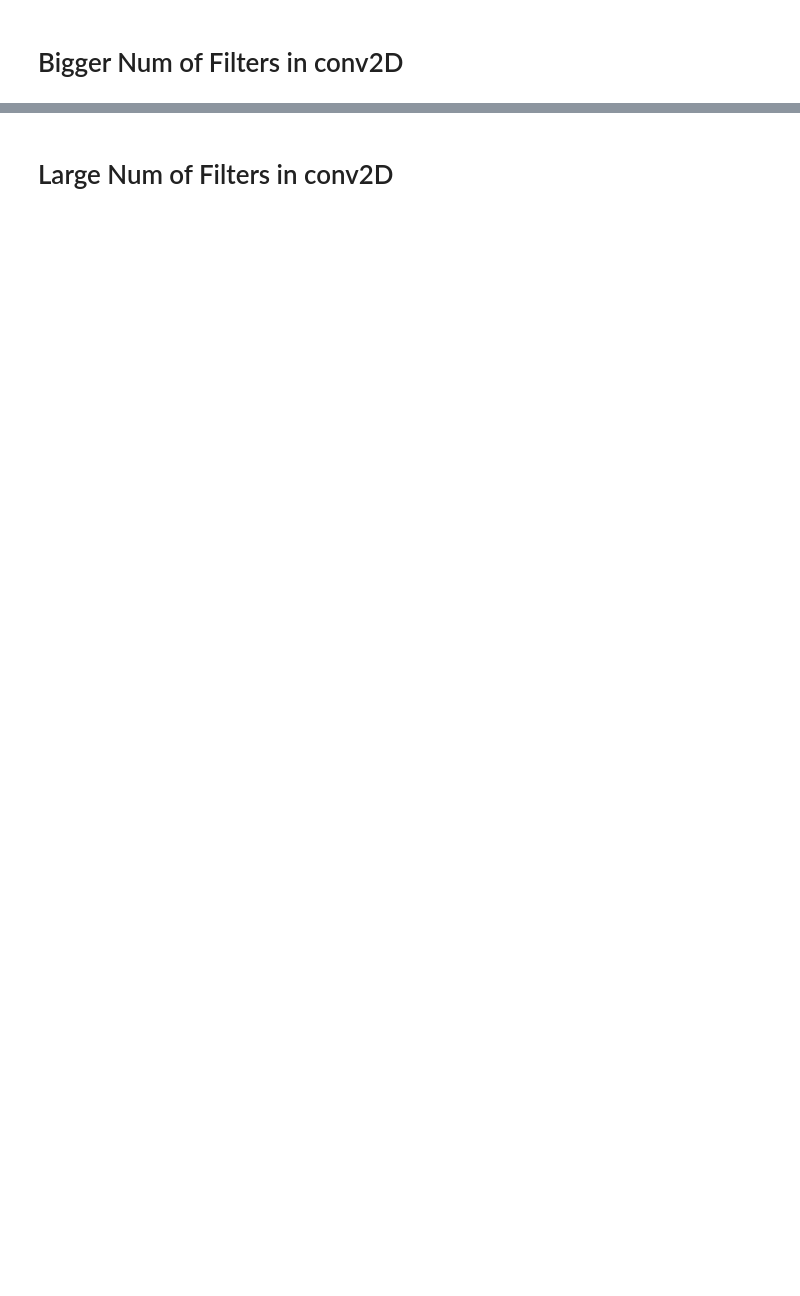
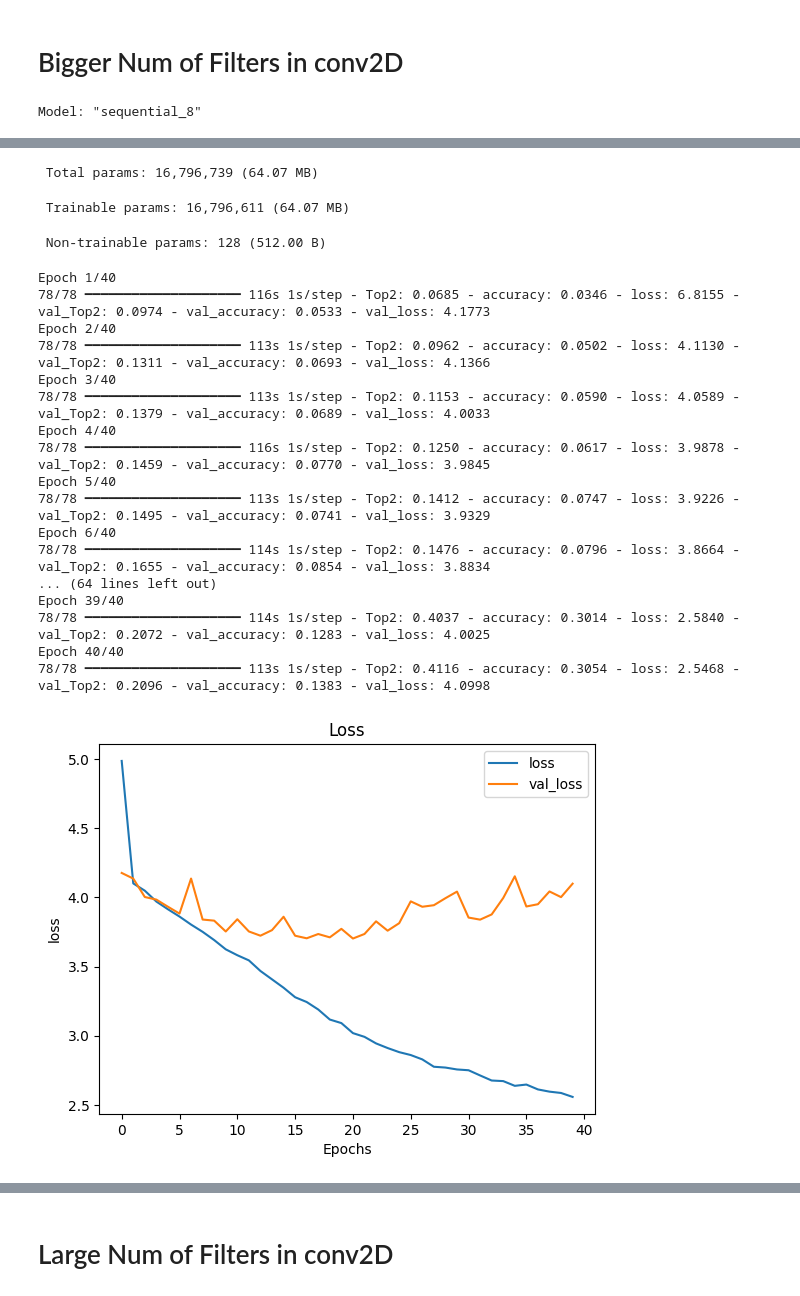
Before and after one commit to KlymentievMaksym/IntelOb, a Jupyter notebook: Lab3/Lab3_.ipynb, the cells around one changed output, grey strips where cells are left out. Saved outputs shown, nothing was run; the diff lists cells and outputs as text; code cells hidden in the pictures; blank space fills up the shorter version.

```diff
--- a/Lab3/Lab3_.ipynb
+++ b/Lab3/Lab3_.ipynb
@@ -223,7 +225,7 @@ Epoch 20/20
 # %%
 model = tf.keras.models.Sequential(
     [
-        layers.Input(shape=(128, 128, 3)),
+        layers.Input(shape=(*size, 3)),
         layers.Conv2D(64, (3, 3), activation='relu', padding='same'),
         layers.BatchNormalization(),
         layers.MaxPooling2D(4, 4),
@@ -240,3 +242,5 @@ model.compile(optimizer=tf.keras.optimizers.Adam(learning_rate=0.001),
               loss=tf.keras.losses.CategoricalCrossentropy(),
               metrics=['accuracy', tf.keras.metrics.TopKCategoricalAccuracy(k=2, name="Top2")])
 predict(model)
+# %% [output]
+Model: "sequential_8"
@@ -242,0 +265,21 @@ predict(model)
+ Total params: 16,796,739 (64.07 MB)
+ Trainable params: 16,796,611 (64.07 MB)
+ Non-trainable params: 128 (512.00 B)
+Epoch 1/40
+78/78 ━━━━━━━━━━━━━━━━━━━━ 116s 1s/step - Top2: 0.0685 - accuracy: 0.0346 - loss: 6.8155 - val_Top2: 0.0974 - val_accuracy: 0.0533 - val_loss: 4.1773
+Epoch 2/40
+78/78 ━━━━━━━━━━━━━━━━━━━━ 113s 1s/step - Top2: 0.0962 - accuracy: 0.0502 - loss: 4.1130 - val_Top2: 0.1311 - val_accuracy: 0.0693 - val_loss: 4.1366
+Epoch 3/40
+78/78 ━━━━━━━━━━━━━━━━━━━━ 113s 1s/step - Top2: 0.1153 - accuracy: 0.0590 - loss: 4.0589 - val_Top2: 0.1379 - val_accuracy: 0.0689 - val_loss: 4.0033
+Epoch 4/40
+78/78 ━━━━━━━━━━━━━━━━━━━━ 116s 1s/step - Top2: 0.1250 - accuracy: 0.0617 - loss: 3.9878 - val_Top2: 0.1459 - val_accuracy: 0.0770 - val_loss: 3.9845
+Epoch 5/40
+78/78 ━━━━━━━━━━━━━━━━━━━━ 113s 1s/step - Top2: 0.1412 - accuracy: 0.0747 - loss: 3.9226 - val_Top2: 0.1495 - val_accuracy: 0.0741 - val_loss: 3.9329
+Epoch 6/40
+78/78 ━━━━━━━━━━━━━━━━━━━━ 114s 1s/step - Top2: 0.1476 - accuracy: 0.0796 - loss: 3.8664 - val_Top2: 0.1655 - val_accuracy: 0.0854 - val_loss: 3.8834
+... (64 lines left out)
+Epoch 39/40
+78/78 ━━━━━━━━━━━━━━━━━━━━ 114s 1s/step - Top2: 0.4037 - accuracy: 0.3014 - loss: 2.5840 - val_Top2: 0.2072 - val_accuracy: 0.1283 - val_loss: 4.0025
+Epoch 40/40
+78/78 ━━━━━━━━━━━━━━━━━━━━ 113s 1s/step - Top2: 0.4116 - accuracy: 0.3054 - loss: 2.5468 - val_Top2: 0.2096 - val_accuracy: 0.1383 - val_loss: 4.0998
+[figure, added]
```
Also changed, not shown: parts of 15 cells of this notebook.
